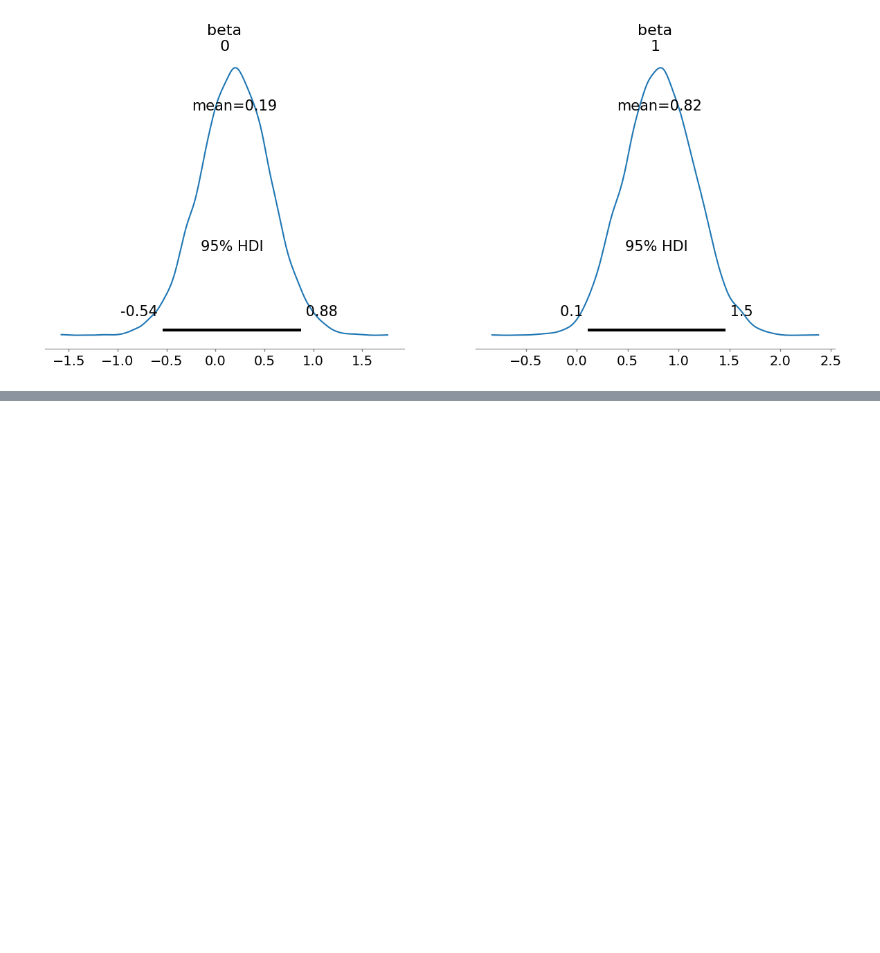
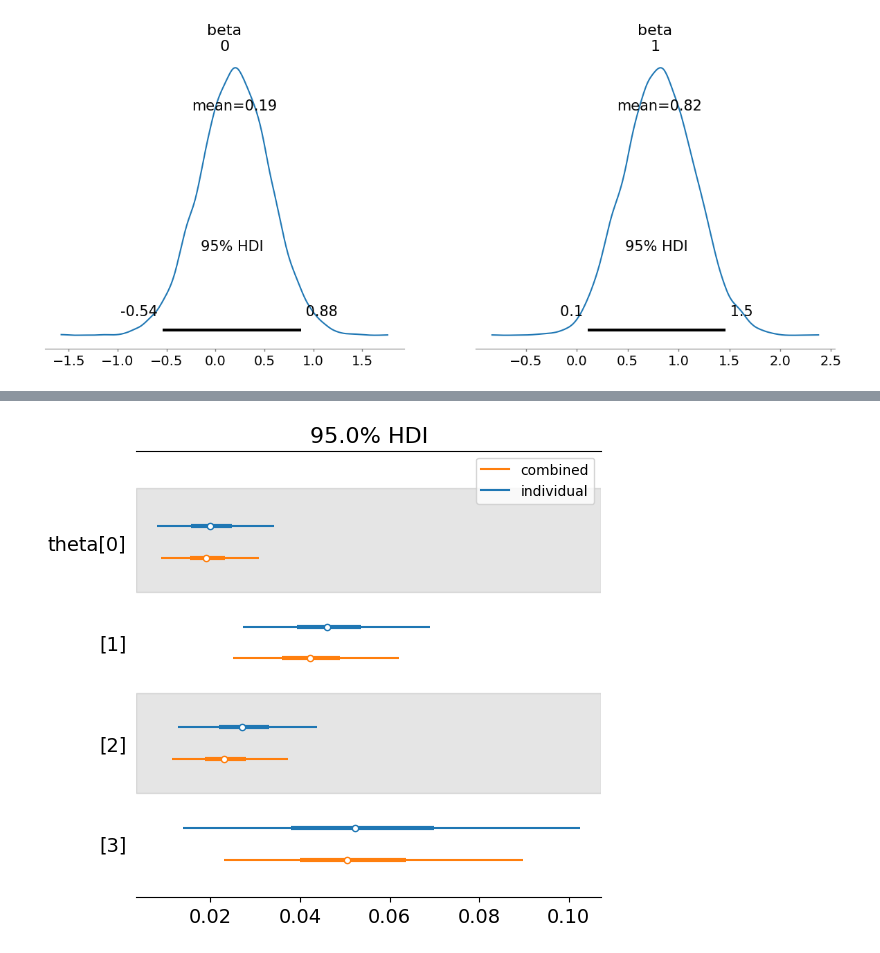
Before and after one commit to morinota/TIL, a Jupyter notebook: machine_learning/bandit_algorithms/ウェブ最適化で始める機械学習/chaper_3.ipynb, the cells around one changed output, grey strips where cells are left out. Saved outputs shown, nothing was run; the diff lists cells and outputs as text; code cells hidden in the pictures; blank space fills up the shorter version.

```diff
--- a/machine_learning/bandit_algorithms/ウェブ最適化で始める機械学習/chaper_3.ipynb
+++ b/machine_learning/bandit_algorithms/ウェブ最適化で始める機械学習/chaper_3.ipynb
@@ -53,0 +77,12 @@ We recommend running at least 4 chains for robust computation of convergence dia
+# %%
+# 95%HDIを確認
+with pm.Model():
+    pm.plot_forest(
+        [trace, trace_comb],
+        var_names=["theta"],
+        hdi_prob=0.95,
+        combined=True,
+        model_names=["individual", "combined"],
+    )
+# %% [output]
+[figure, added]
```
Also changed, not shown: parts of 1 cell of this notebook.
